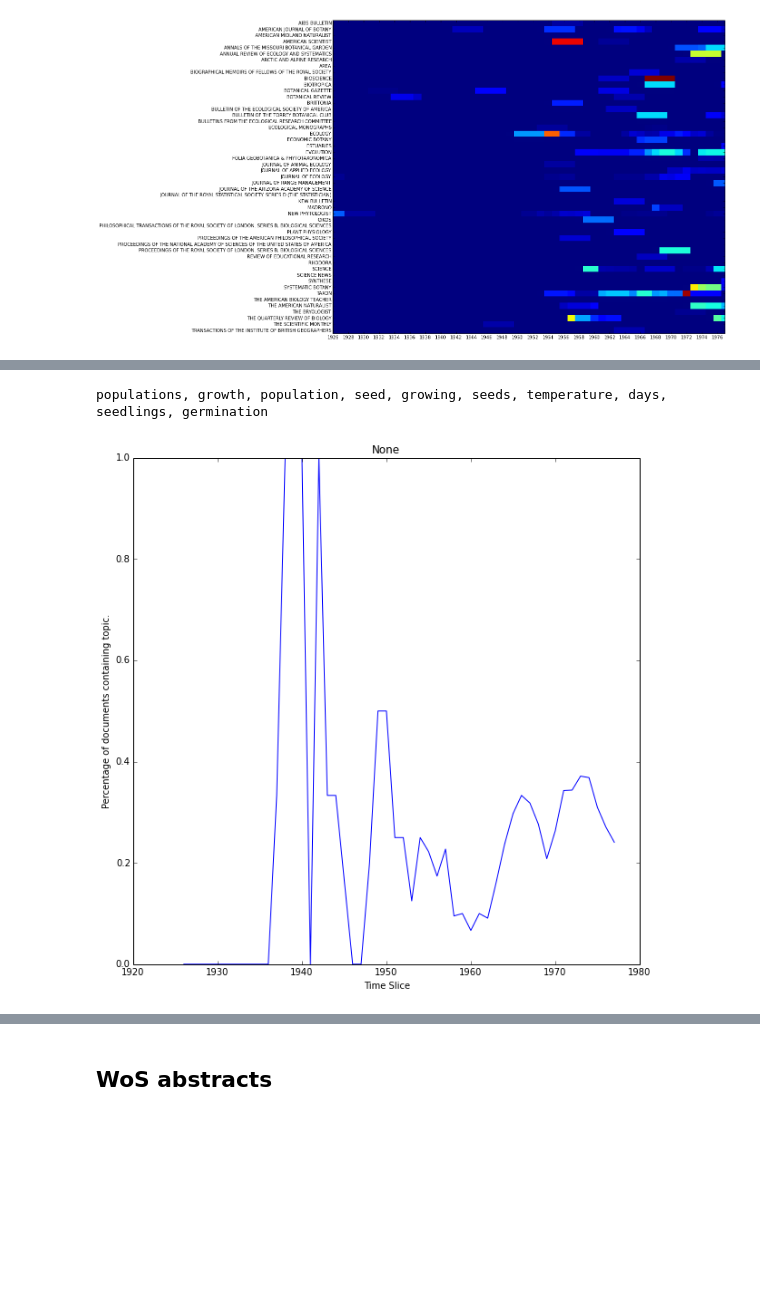
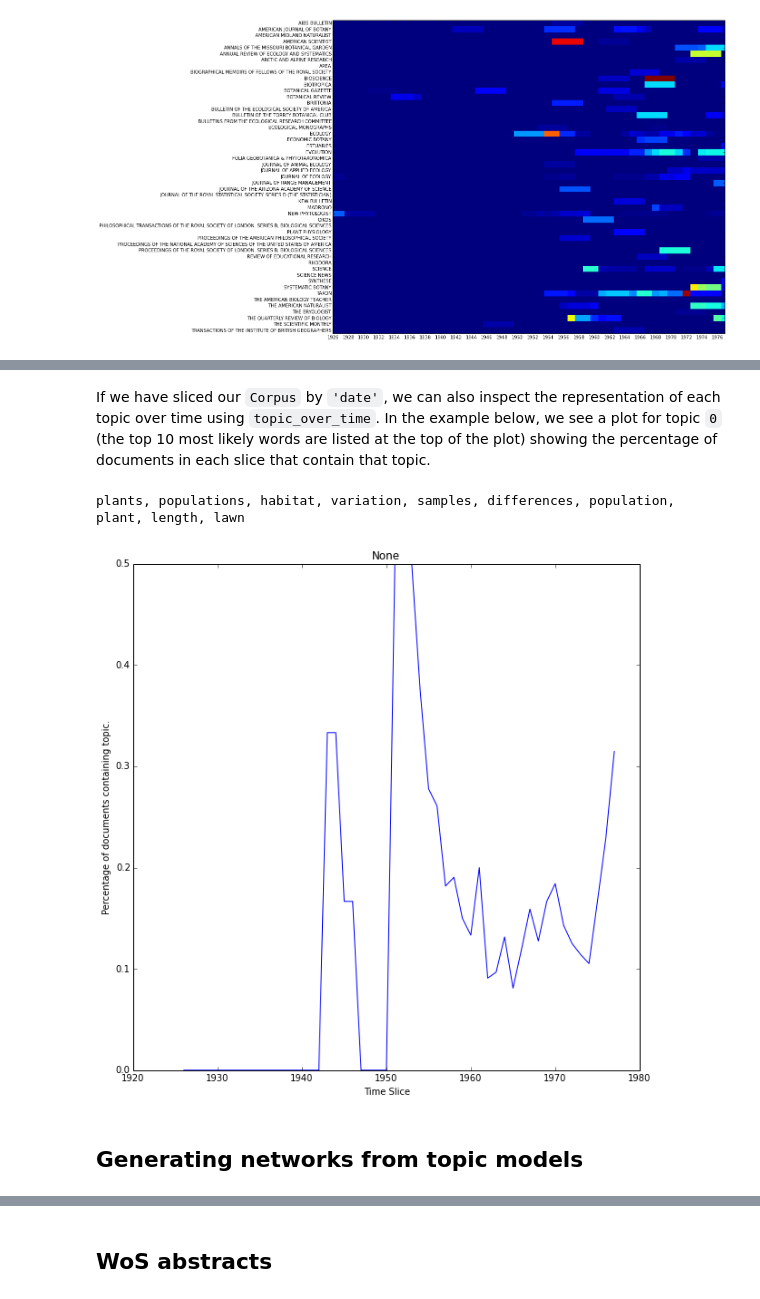
Before and after one commit to diging/tethne-notebooks, a Jupyter notebook: 6. Words and topic modeling.ipynb, the cells around one changed output, grey strips where cells are left out. Saved outputs shown, nothing was run; the diff lists cells and outputs as text; code cells hidden in the pictures; blank space fills up the shorter version.

Commit message:
added more expository to topic modeling notebook

```diff
--- a/6. Words and topic modeling.ipynb
+++ b/6. Words and topic modeling.ipynb
@@ -160,5 +232,9 @@ populations, population, differences, plant, leaf, sites, variation, characters,
+# %% [markdown]
+If we have sliced our ``Corpus`` by ``'date'``, we can also inspect the representation of each topic over time using ``topic_over_time``. In the example below, we see a plot for topic ``0`` (the top 10 most likely words are listed at the top of the plot) showing the percentage of documents in each slice that contain that topic.
 # %%
-fig = MyManager.topic_over_time(19, plot=True)
+fig = MyManager.topic_over_time(5, plot=True)
 # %% [output]
-populations, growth, population, seed, growing, seeds, temperature, days, seedlings, germination
+plants, populations, habitat, variation, samples, differences, population, plant, length, lawn
-[figure, old version]
+[figure, new version]
+# %% [markdown]
+## Generating networks from topic models
```
Also changed, not shown: parts of 75 cells of this notebook, 21 other files.
